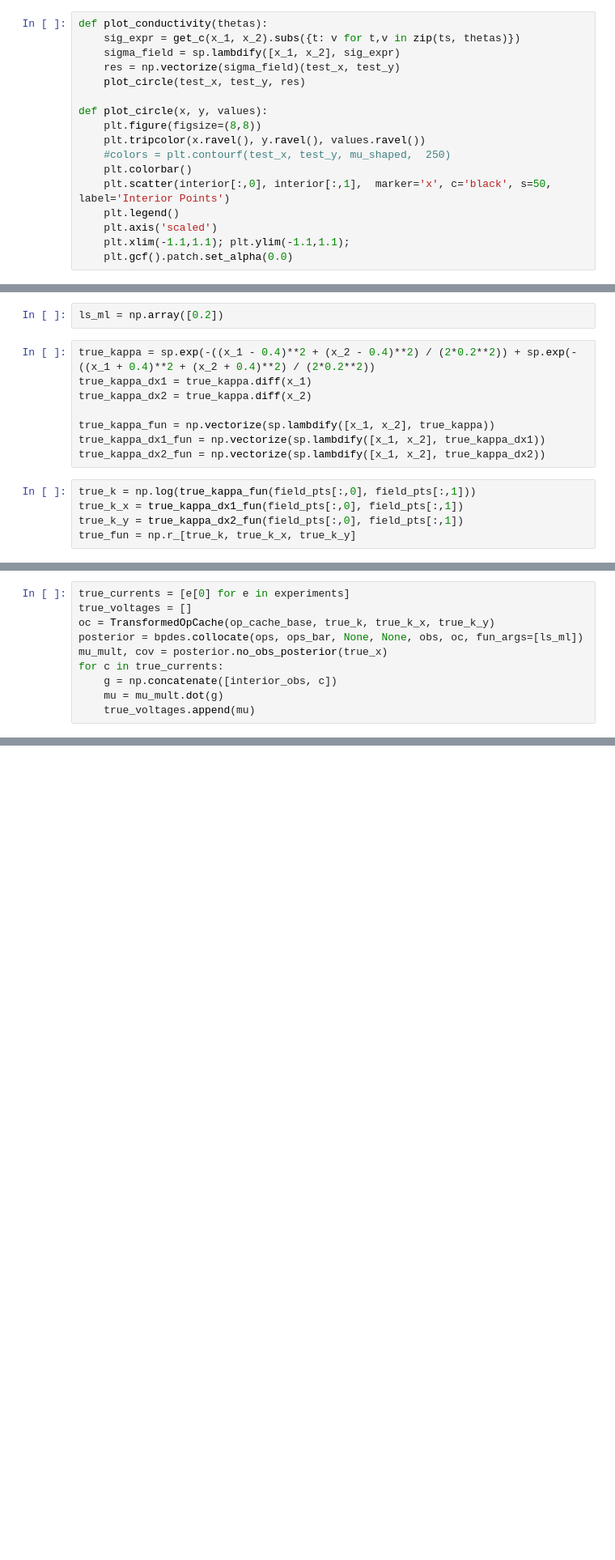
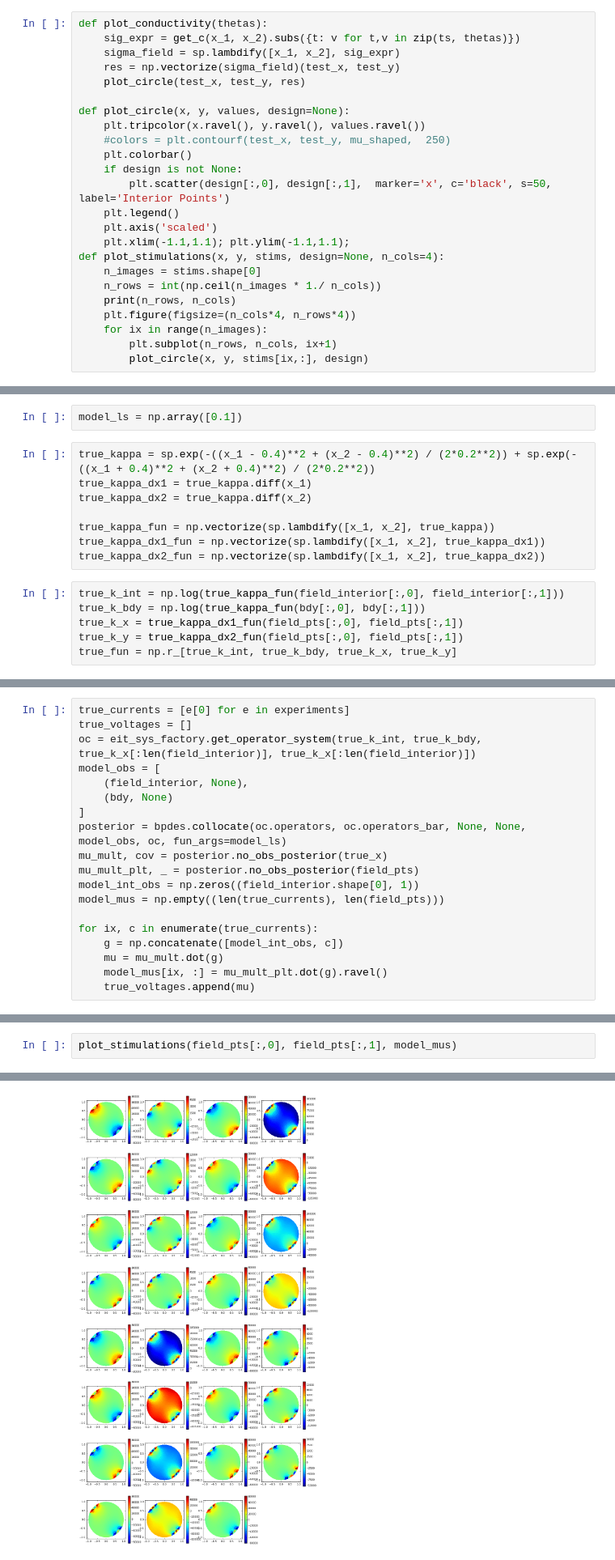
Before and after one commit to jcockayne/bayesian_pdes, a Jupyter notebook: notebooks/EIT.ipynb, the cells around one changed output, grey strips where cells are left out. Shown at 81% size. Saved outputs shown, nothing was run; the diff lists cells and outputs as text; blank space fills up the shorter version.

```diff
--- a/notebooks/EIT.ipynb
+++ b/notebooks/EIT.ipynb
@@ -320,16 +146,23 @@ def plot_conductivity(thetas):
     res = np.vectorize(sigma_field)(test_x, test_y)
     plot_circle(test_x, test_y, res)
 
-def plot_circle(x, y, values):
-    plt.figure(figsize=(8,8))
+def plot_circle(x, y, values, design=None):
     plt.tripcolor(x.ravel(), y.ravel(), values.ravel())
     #colors = plt.contourf(test_x, test_y, mu_shaped,  250)
     plt.colorbar()
-    plt.scatter(interior[:,0], interior[:,1],  marker='x', c='black', s=50, label='Interior Points')
+    if design is not None:
+        plt.scatter(design[:,0], design[:,1],  marker='x', c='black', s=50, label='Interior Points')
     plt.legend()
     plt.axis('scaled')
     plt.xlim(-1.1,1.1); plt.ylim(-1.1,1.1);
-    plt.gcf().patch.set_alpha(0.0)
+def plot_stimulations(x, y, stims, design=None, n_cols=4):
+    n_images = stims.shape[0]
+    n_rows = int(np.ceil(n_images * 1./ n_cols))
+    print(n_rows, n_cols)
+    plt.figure(figsize=(n_cols*4, n_rows*4))
+    for ix in range(n_images):
+        plt.subplot(n_rows, n_cols, ix+1)
+        plot_circle(x, y, stims[ix,:], design)
 # %%
 # now need to construct the thingy we are proposing over.
 # Put a basis function at each point in the domain and iterate over them
@@ -605,7 +460,7 @@ plot_circle(field_pts[:,0], field_pts[:,1], np.exp(actual[:len(field_pts)]))
 # %% [markdown]
 # Dummy diffusivity field
 # %%
-ls_ml = np.array([0.2])
+model_ls = np.array([0.1])
 # %%
 true_kappa = sp.exp(-((x_1 - 0.4)**2 + (x_2 - 0.4)**2) / (2*0.2**2)) + sp.exp(-((x_1 + 0.4)**2 + (x_2 + 0.4)**2) / (2*0.2**2))
 true_kappa_dx1 = true_kappa.diff(x_1)
@@ -615,8 +470,9 @@ true_kappa_fun = np.vectorize(sp.lambdify([x_1, x_2], true_kappa))
 true_kappa_dx1_fun = np.vectorize(sp.lambdify([x_1, x_2], true_kappa_dx1))
 true_kappa_dx2_fun = np.vectorize(sp.lambdify([x_1, x_2], true_kappa_dx2))
 # %%
-true_k = np.log(true_kappa_fun(field_pts[:,0], field_pts[:,1]))
+true_k_int = np.log(true_kappa_fun(field_interior[:,0], field_interior[:,1]))
+true_k_bdy = np.log(true_kappa_fun(bdy[:,0], bdy[:,1]))
 true_k_x = true_kappa_dx1_fun(field_pts[:,0], field_pts[:,1])
 true_k_y = true_kappa_dx2_fun(field_pts[:,0], field_pts[:,1])
-true_fun = np.r_[true_k, true_k_x, true_k_y]
+true_fun = np.r_[true_k_int, true_k_bdy, true_k_x, true_k_y]
 # %%
@@ -626,10 +483,19 @@ plot_circle(field_pts[:,0], field_pts[:,1], np.exp(true_k))
 # %%
 true_currents = [e[0] for e in experiments]
 true_voltages = []
-oc = TransformedOpCache(op_cache_base, true_k, true_k_x, true_k_y)
-posterior = bpdes.collocate(ops, ops_bar, None, None, obs, oc, fun_args=[ls_ml])
+oc = eit_sys_factory.get_operator_system(true_k_int, true_k_bdy, true_k_x[:len(field_interior)], true_k_x[:len(field_interior)])
+model_obs = [
+    (field_interior, None),
+    (bdy, None)
+]
+posterior = bpdes.collocate(oc.operators, oc.operators_bar, None, None, model_obs, oc, fun_args=model_ls)
 mu_mult, cov = posterior.no_obs_posterior(true_x)
-for c in true_currents:
-    g = np.concatenate([interior_obs, c])
+mu_mult_plt, _ = posterior.no_obs_posterior(field_pts)
+model_int_obs = np.zeros((field_interior.shape[0], 1))
+model_mus = np.empty((len(true_currents), len(field_pts)))
+
+for ix, c in enumerate(true_currents):
+    g = np.concatenate([model_int_obs, c])
     mu = mu_mult.dot(g)
+    model_mus[ix, :] = mu_mult_plt.dot(g).ravel()
     true_voltages.append(mu)
@@ -635,0 +510,3 @@ for c in true_currents:
+# %%
+plot_stimulations(field_pts[:,0], field_pts[:,1], model_mus)
+# %% [output]
@@ -636,2 +514,3 @@ for c in true_currents:
+[figure, added]
 # %%
 voltage_file = np.concatenate([np.array([[0]])] + true_voltages)
```
Also changed, not shown: parts of 22 cells of this notebook, 2 other files.
